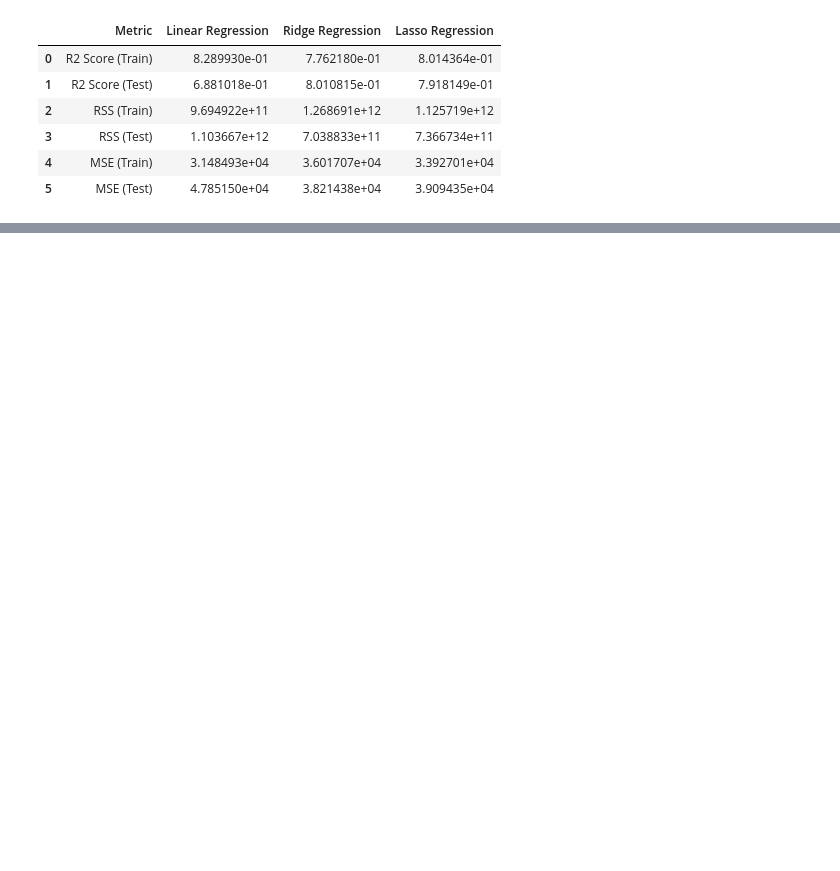
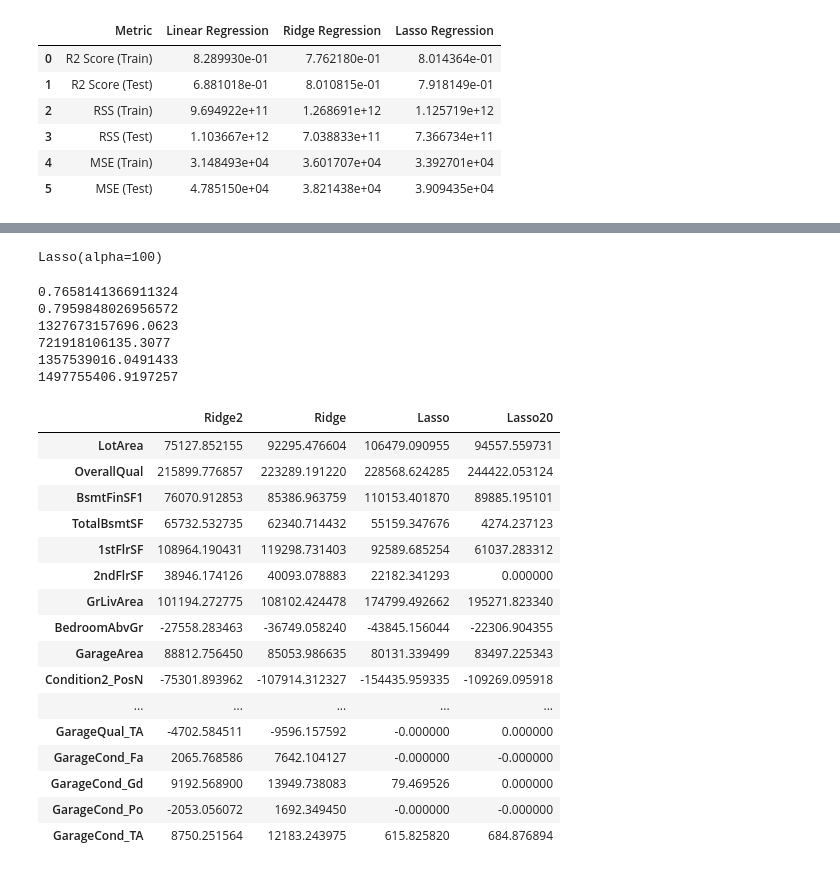
Before and after one commit to MrChetanDesai/Advanced_Regression_Assignmnet, a Jupyter notebook: Advance_Regression_Assignment.ipynb, the cells around one changed output, grey strips where cells are left out. Cells and saved outputs as stored; diff of their text form; code cells hidden in the pictures; blank space fills up the shorter version.

Commit message:
adding data set and python code

```diff
--- a/Advance_Regression_Assignment.ipynb
+++ b/Advance_Regression_Assignment.ipynb
@@ -1215,0 +1255,7 @@ final_metric
+# %%
+# Ridge
+#Change the alpha value from 1 to 2
+
+alpha = 2
+ridge2 = Ridge(alpha=alpha)
+ridge2.fit(X_train1, y_train)
@@ -1215,0 +1300,73 @@ final_metric
+# %%
+# Lasso
+#Changed alpha 50 to 100
+
+alpha =100
+lasso20 = Lasso(alpha=alpha)
+lasso20.fit(X_train1, y_train)
+# %% [output]
+Lasso(alpha=100)
+# %%
+# Lets calculate some metrics such as R2 score, RSS and RMSE
+y_pred_train = lasso20.predict(X_train1)
+y_pred_test = lasso20.predict(X_test1)
+
+metric3 = []
+r2_train_lr = r2_score(y_train, y_pred_train)
+print(r2_train_lr)
+metric3.append(r2_train_lr)
+
+r2_test_lr = r2_score(y_test, y_pred_test)
+print(r2_test_lr)
+metric3.append(r2_test_lr)
+
+rss1_lr = np.sum(np.square(y_train - y_pred_train))
+print(rss1_lr)
+metric3.append(rss1_lr)
+
+rss2_lr = np.sum(np.square(y_test - y_pred_test))
+print(rss2_lr)
+metric3.append(rss2_lr)
+
+mse_train_lr = mean_squared_error(y_train, y_pred_train)
+print(mse_train_lr)
+metric3.append(mse_train_lr**0.5)
+
+mse_test_lr = mean_squared_error(y_test, y_pred_test)
+print(mse_test_lr)
+metric3.append(mse_test_lr**0.5)
+# %% [output]
+0.7658141366911324
+0.7959848026956572
+1327673157696.0623
+721918106135.3077
+1357539016.0491433
+1497755406.9197257
+# %%
+#important predictor variables
+betas = pd.DataFrame(index=X_train1.columns)
+betas.rows = X_train1.columns
+betas['Ridge2'] = ridge2.coef_
+betas['Ridge'] = ridge.coef_
+betas['Lasso'] = lasso.coef_
+betas['Lasso20'] = lasso20.coef_
+pd.set_option('display.max_rows', None)
+betas.head(68)
+# %% [output]
+|  | Ridge2 | Ridge | Lasso | Lasso20 |
+| LotArea | 75127.852155 | 92295.476604 | 106479.090955 | 94557.559731 |
+| OverallQual | 215899.776857 | 223289.191220 | 228568.624285 | 244422.053124 |
+| BsmtFinSF1 | 76070.912853 | 85386.963759 | 110153.401870 | 89885.195101 |
+| TotalBsmtSF | 65732.532735 | 62340.714432 | 55159.347676 | 4274.237123 |
+| 1stFlrSF | 108964.190431 | 119298.731403 | 92589.685254 | 61037.283312 |
+| 2ndFlrSF | 38946.174126 | 40093.078883 | 22182.341293 | 0.000000 |
+| GrLivArea | 101194.272775 | 108102.424478 | 174799.492662 | 195271.823340 |
+| BedroomAbvGr | -27558.283463 | -36749.058240 | -43845.156044 | -22306.904355 |
+| GarageArea | 88812.756450 | 85053.986635 | 80131.339499 | 83497.225343 |
+| Condition2_PosN | -75301.893962 | -107914.312327 | -154435.959335 | -109269.095918 |
+| ... | ... | ... | ... | ... |
+| GarageQual_TA | -4702.584511 | -9596.157592 | -0.000000 | 0.000000 |
+| GarageCond_Fa | 2065.768586 | 7642.104127 | -0.000000 | -0.000000 |
+| GarageCond_Gd | 9192.568900 | 13949.738083 | 79.469526 | 0.000000 |
+| GarageCond_Po | -2053.056072 | 1692.349450 | -0.000000 | -0.000000 |
+| GarageCond_TA | 8750.251564 | 12183.243975 | 615.825820 | 684.876894 |
```
Also changed, not shown: parts of 19 cells of this notebook, 4 other files.
